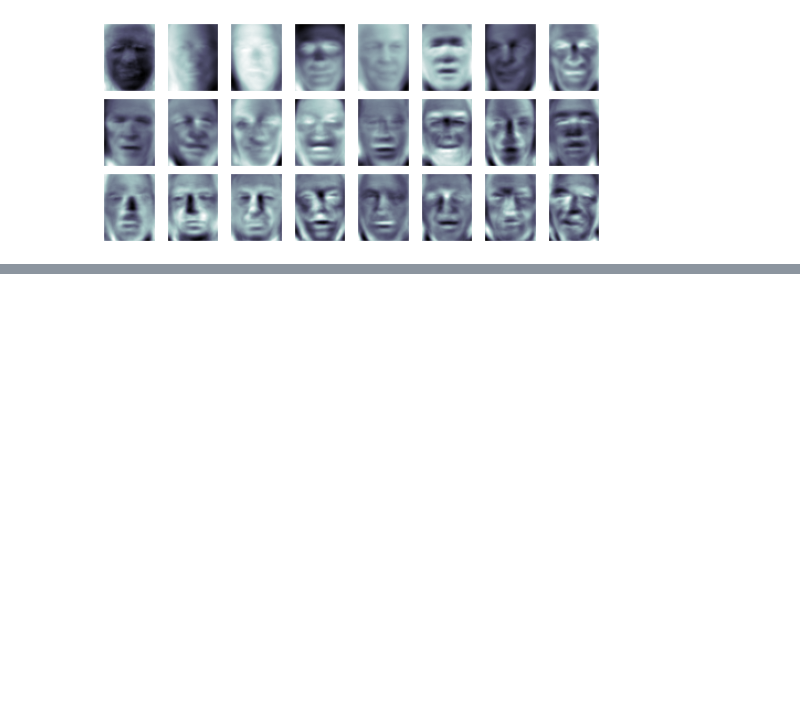
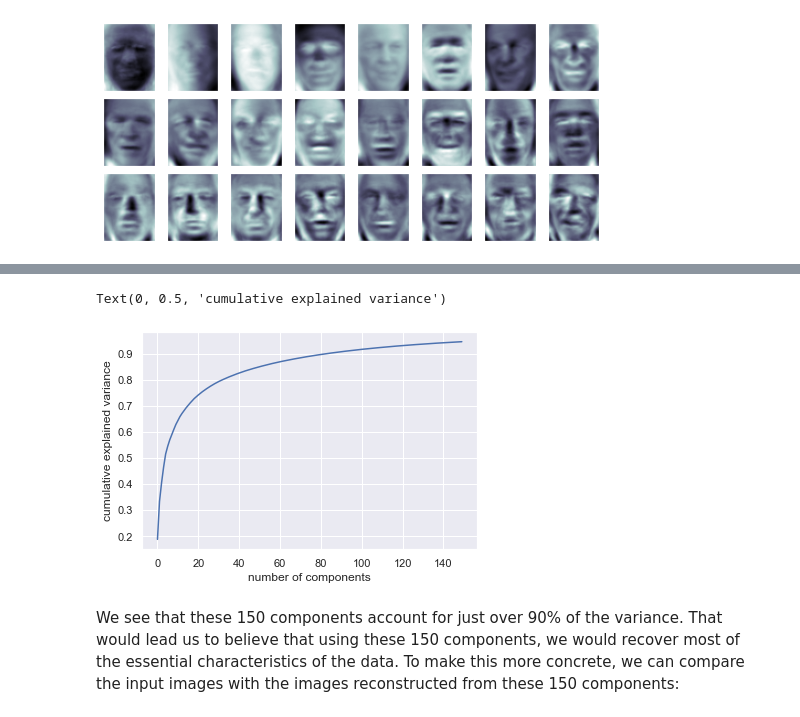
Before and after one commit to Jeffresh/python-datascience-handbook, a Jupyter notebook: scikitlearn/principal_component_analysis.ipynb, the cells around one changed output, grey strips where cells are left out. Saved outputs shown, nothing was run; the diff lists cells and outputs as text; code cells hidden in the pictures; blank space fills up the shorter version.

```diff
--- a/scikitlearn/principal_component_analysis.ipynb
+++ b/scikitlearn/principal_component_analysis.ipynb
@@ -207,0 +210,9 @@ for i, ax in enumerate(axes.flat):
+# %%
+plt.plot(np.cumsum(pca.explained_variance_ratio_))
+plt.xlabel('number of components')
+plt.ylabel('cumulative explained variance')
+# %% [output]
+Text(0, 0.5, 'cumulative explained variance')
+[figure, added]
+# %% [markdown]
+We see that these 150 components account for just over 90% of the variance. That would lead us to believe that using these 150 components, we would recover most of the essential characteristics of the data. To make this more concrete, we can compare the input images with the images reconstructed from these 150 components:
```
Also changed, not shown: parts of 4 cells of this notebook.
